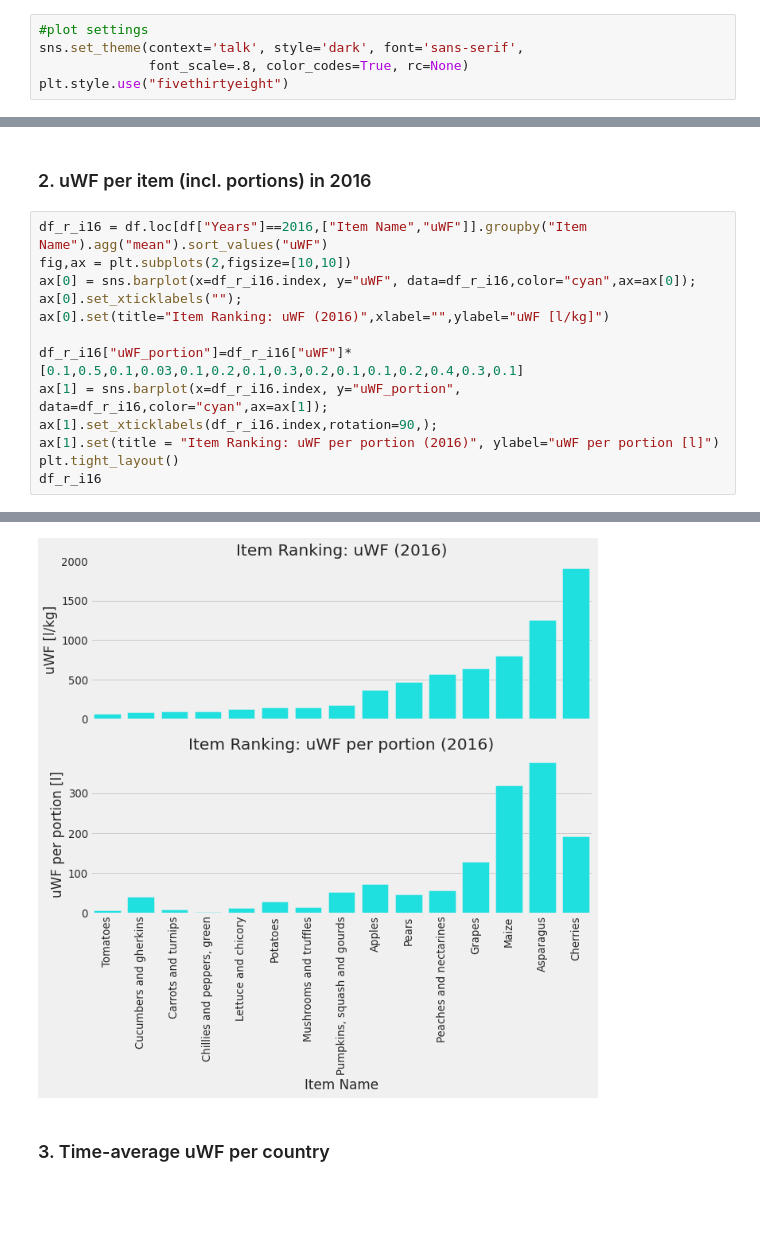
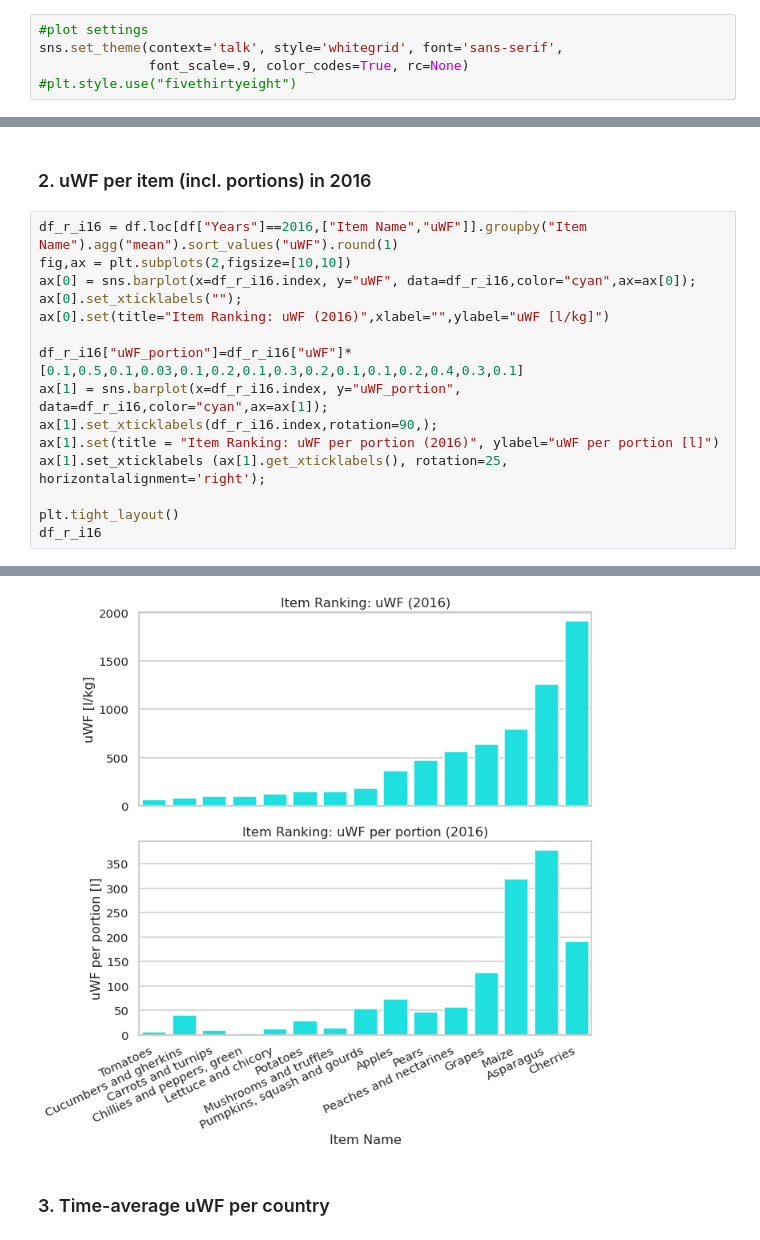
Before and after one commit to jburdano/uWF101, a Jupyter notebook: task3_5_uWF-rankings-portions_Joerg.ipynb, the cells around one changed output, grey strips where cells are left out. Saved outputs shown, nothing was run; the diff lists cells and outputs as text; blank space fills up the shorter version.

```diff
--- a/task3_5_uWF-rankings-portions_Joerg.ipynb
+++ b/task3_5_uWF-rankings-portions_Joerg.ipynb
@@ -23,9 +23,9 @@ df.head()
 | 4 | 1961 | Apples | Hungary | Fruits | 349500.0 | 793.695984 |
 # %%
 #plot settings
-sns.set_theme(context='talk', style='dark', font='sans-serif',
-              font_scale=.8, color_codes=True, rc=None)
-plt.style.use("fivethirtyeight")
+sns.set_theme(context='talk', style='whitegrid', font='sans-serif',
+              font_scale=.9, color_codes=True, rc=None)
+#plt.style.use("fivethirtyeight")
 # %% [markdown]
 ## Rankings:
 
@@ -65,7 +68,7 @@ df_r_i
 # %% [markdown]
 ### 2. uWF per item (incl. portions) in 2016
 # %%
-df_r_i16 = df.loc[df["Years"]==2016,["Item Name","uWF"]].groupby("Item Name").agg("mean").sort_values("uWF")
+df_r_i16 = df.loc[df["Years"]==2016,["Item Name","uWF"]].groupby("Item Name").agg("mean").sort_values("uWF").round(1)
 fig,ax = plt.subplots(2,figsize=[10,10])
 ax[0] = sns.barplot(x=df_r_i16.index, y="uWF", data=df_r_i16,color="cyan",ax=ax[0]);
 ax[0].set_xticklabels("");
@@ -75,6 +78,8 @@ df_r_i16["uWF_portion"]=df_r_i16["uWF"]*[0.1,0.5,0.1,0.03,0.1,0.2,0.1,0.3,0.2,0.
 ax[1] = sns.barplot(x=df_r_i16.index, y="uWF_portion", data=df_r_i16,color="cyan",ax=ax[1]);
 ax[1].set_xticklabels(df_r_i16.index,rotation=90,);
 ax[1].set(title = "Item Ranking: uWF per portion (2016)", ylabel="uWF per portion [l]")
+ax[1].set_xticklabels (ax[1].get_xticklabels(), rotation=25, horizontalalignment='right');
+
 plt.tight_layout()
 df_r_i16
 # %% [output]
@@ -98,4 +103,4 @@ df_r_i16
-[figure, old version]
+[figure, new version]
 # %% [markdown]
 ### 3. Time-average uWF per country
 # %%
```
Also changed, not shown: parts of 5 cells of this notebook, 2 other files.
